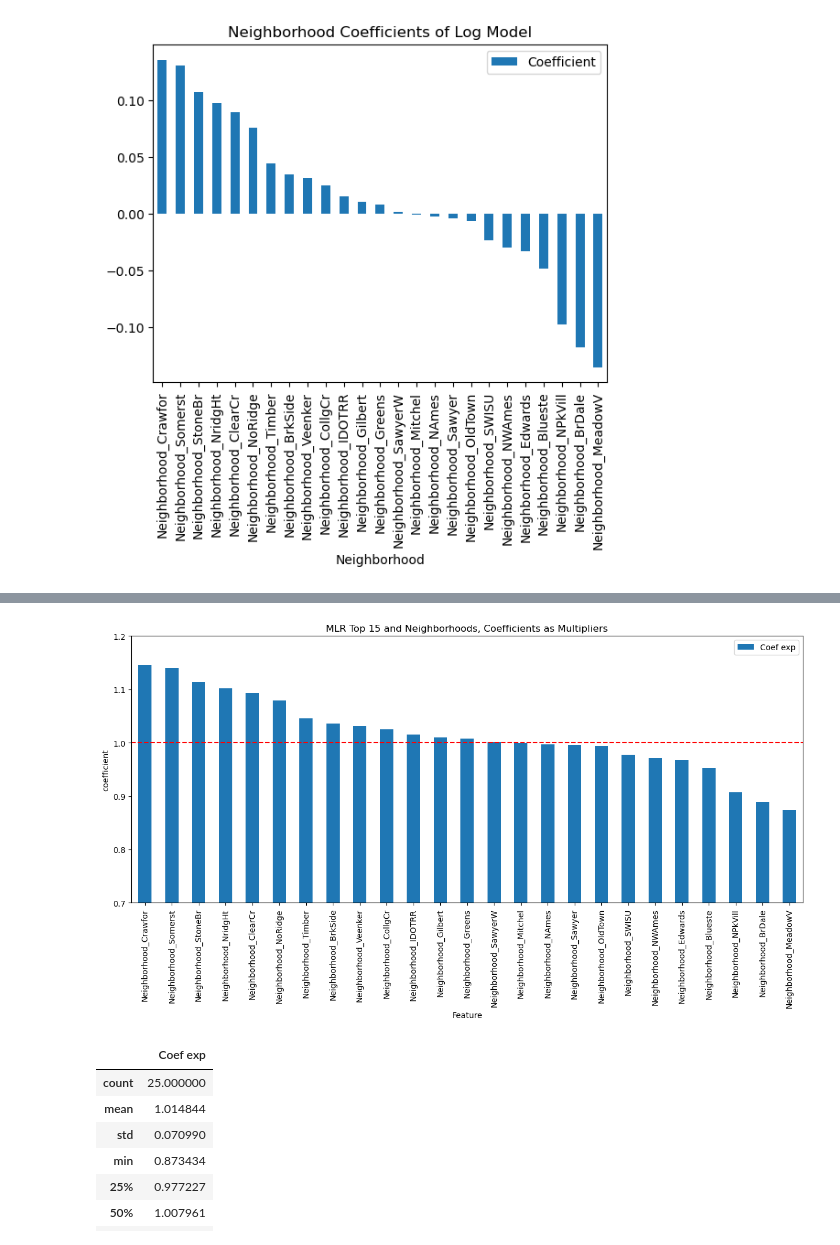
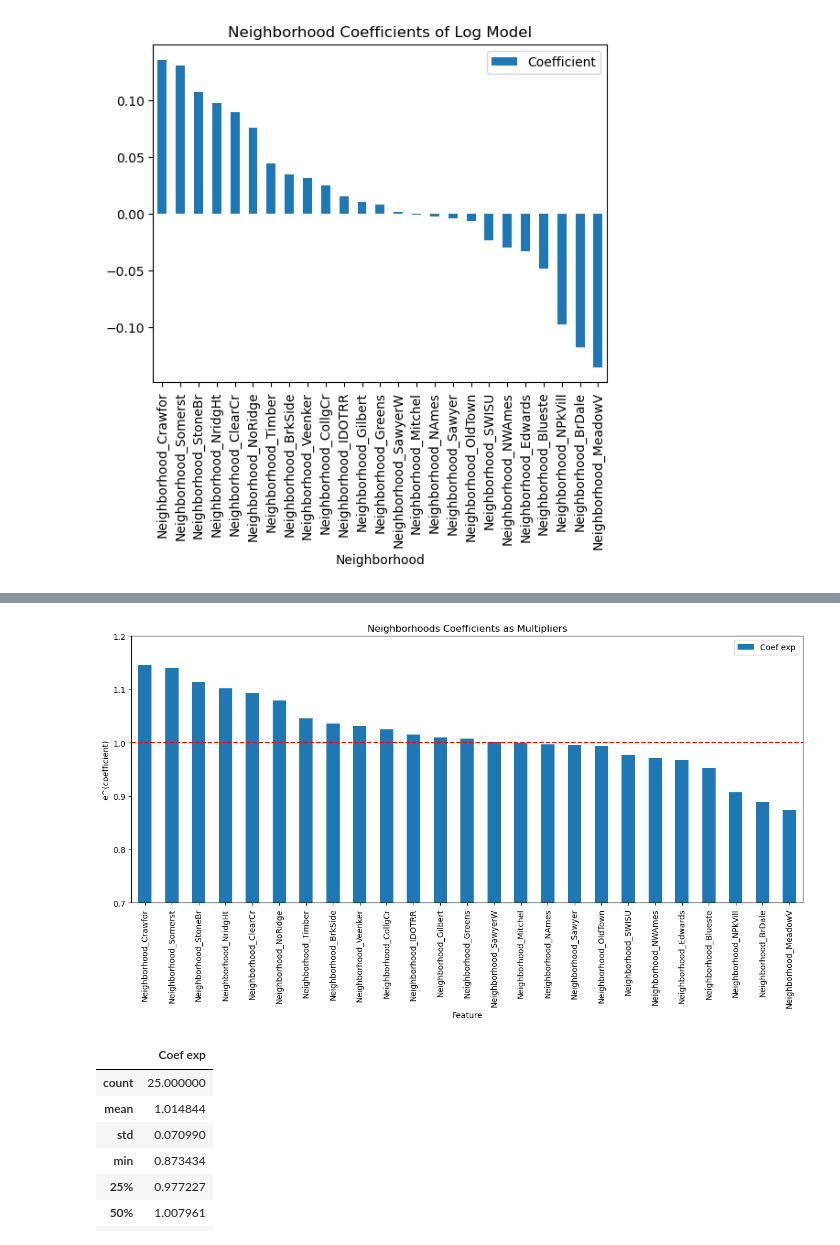
Before and after one commit to katiekwan/AMES-Housing, a Jupyter notebook: Modelling_1 Linear and Penalized Models.ipynb, the cells around one changed output, grey strips where cells are left out. Cells and saved outputs as stored; diff of their text form; code cells hidden in the pictures.

```diff
--- a/Modelling_1 Linear and Penalized Models.ipynb
+++ b/Modelling_1 Linear and Penalized Models.ipynb
@@ -1286,18 +1421,15 @@ fig.savefig('images/MLR_neigh_log_ss.png')
 # %%
 #Plotting np.exp(coef) for each neighborhood. Each value is a multiplier against a base house based (np.exp(intercept)).
 
-mlr_neigh_coef[mlr_neigh_coef.Feature.str.contains('Nei')].plot.bar(x = 'Feature', y = 'Coef exp', title = 'MLR Top 15 and Neighborhoods, Coefficients as Multipliers', ylabel = 'coefficient',
+mlr_neigh_coef[mlr_neigh_coef.Feature.str.contains('Nei')].plot.bar(x = 'Feature', y = 'Coef exp',
+                    title = 'Neighborhoods Coefficients as Multipliers', ylabel = 'e^(coefficient)',
                        figsize = (15,6), ylim = [.7,1.2])
 plt.axhline(y = 1, color = 'r', linestyle = '--')
 # Save the figure
 fig = plt.gcf()
 fig.savefig('images/MLR_neigh_mul.png')
-
-# # Save the figure
-# fig = plt.gcf()
-# fig.savefig('images/LassoCV_neigh_exp.png')
 # %% [output]
-[figure, old version]
+[figure, new version]
 # %%
 nei_quantiles = mlr_neigh_coef[mlr_neigh_coef.Feature.str.contains('Nei')]
 nei_quantiles[['Coef exp']].describe()#.loc['25%','Coef exp']
```
Also changed, not shown: parts of 32 cells of this notebook, 4 other files.
